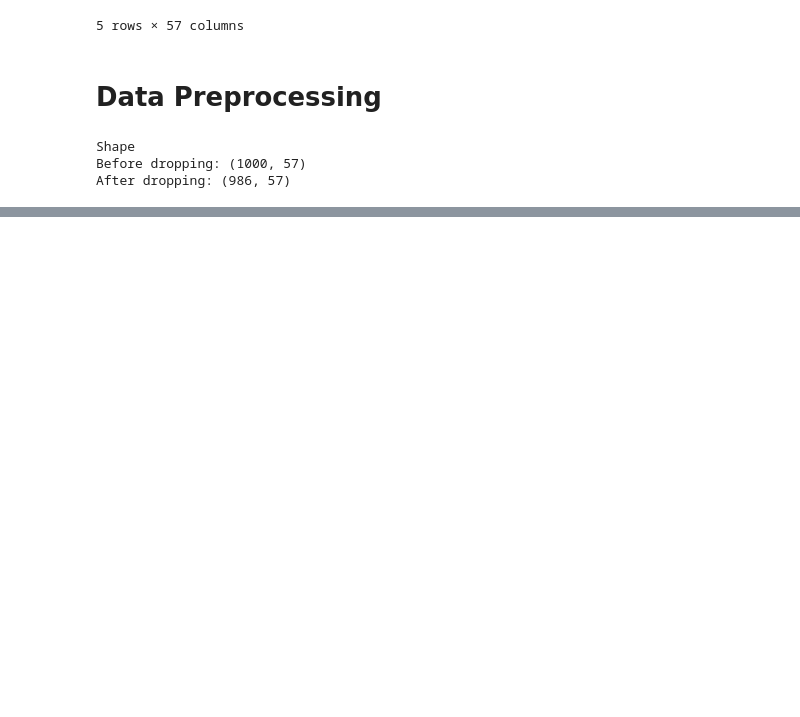
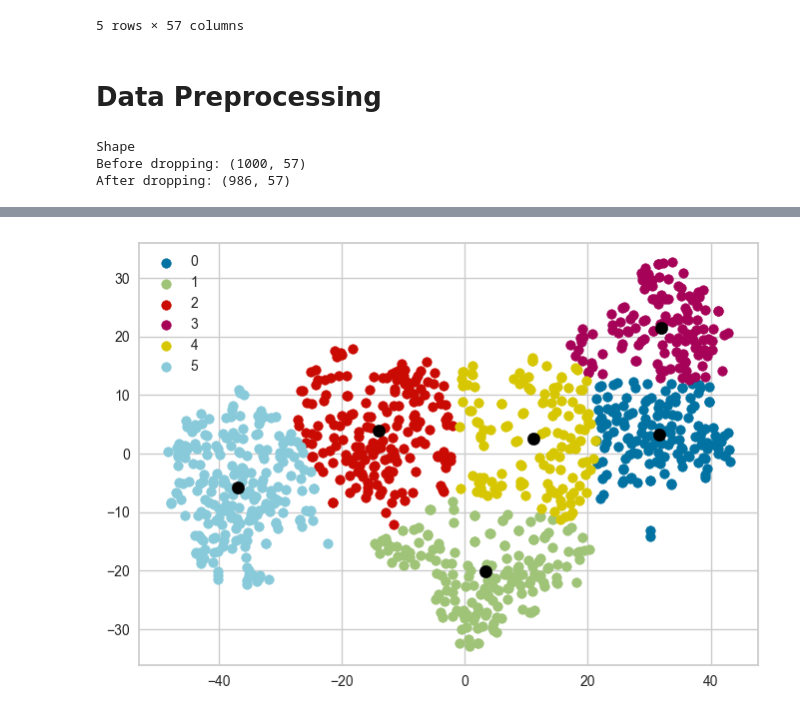
Before and after one commit to JM-Elbambo/GTZAN-Music-Clustering, a Jupyter notebook: main.ipynb, the cells around one changed output, grey strips where cells are left out. Saved outputs shown, nothing was run; the diff lists cells and outputs as text; code cells hidden in the pictures; blank space fills up the shorter version.

```diff
--- a/main.ipynb
+++ b/main.ipynb
@@ -64,0 +108,19 @@ df_scaled.head()
+# %%
+import numpy as np
+
+# Perform k-means clustering
+k = 6
+kmeans = KMeans(k, init="random", n_init=10, random_state=0)
+labels = kmeans.fit_predict(df)
+
+# Plot clusters
+for i in range(k):
+    plt.scatter(df[np.asarray(labels == i), 0] , df[np.asarray(labels == i), 1] , label = i)
+
+# Plot cluster centers
+plt.scatter(kmeans.cluster_centers_[:,0] , kmeans.cluster_centers_[:,1] , s = 80, color='black')
+
+plt.legend()
+plt.show()
+# %% [output]
+[figure, added]
```
Also changed, not shown: parts of 6 cells of this notebook.
